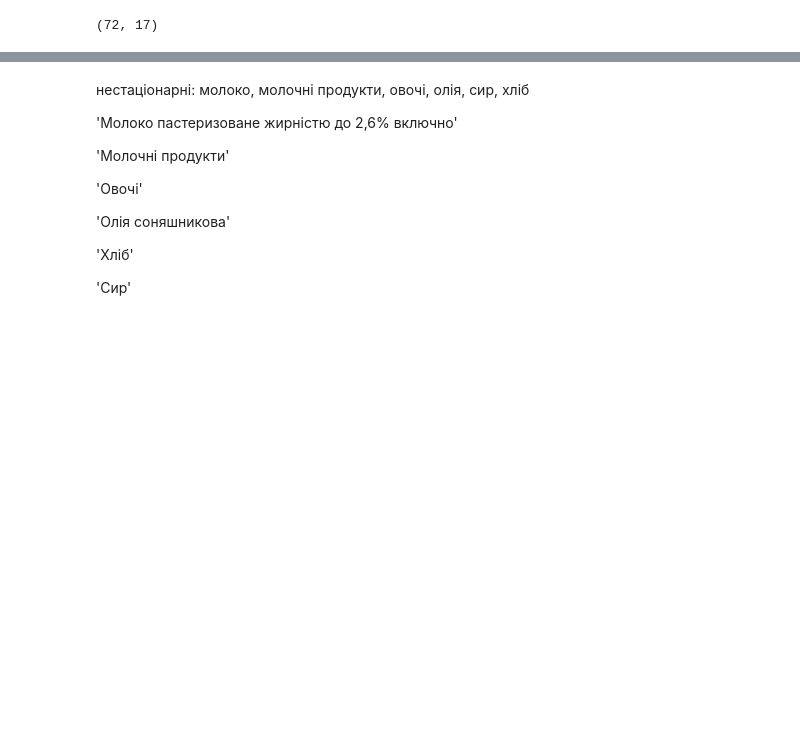
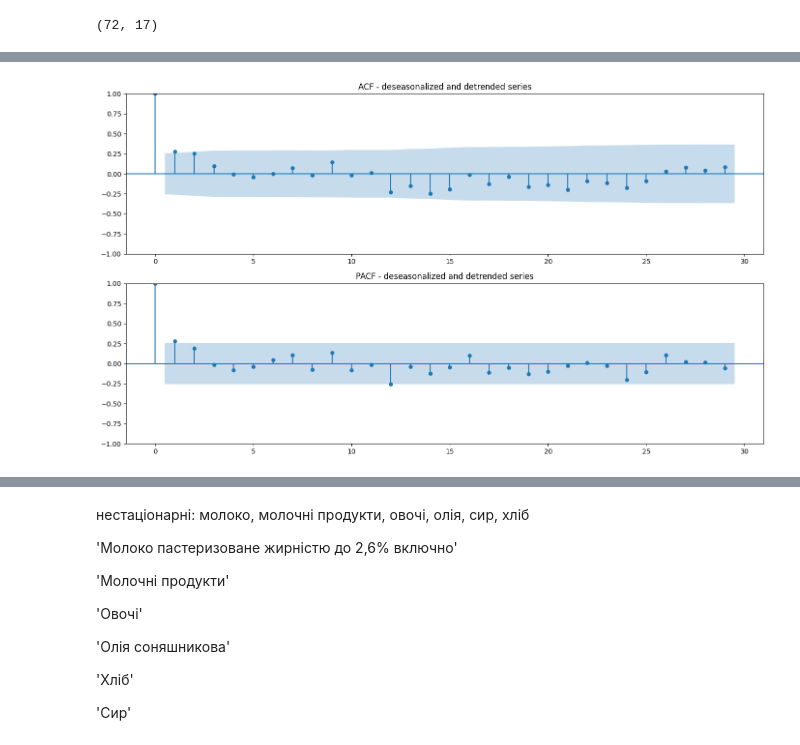
Before and after one commit to darynka-h/good_basket_research, a Jupyter notebook: model_26_clean_data.ipynb, the cells around one changed output, grey strips where cells are left out. Saved outputs shown, nothing was run; the diff lists cells and outputs as text; code cells hidden in the pictures; blank space fills up the shorter version.

```diff
--- a/model_26_clean_data.ipynb
+++ b/model_26_clean_data.ipynb
@@ -110,0 +153,17 @@ look-up table. The actual p-value is greater than the p-value returned.
+# %%
+df['deseasonalized'] = df["basket_price"].diff(12)
+
+df['detrended'] = df['deseasonalized'].diff().dropna()
+
+diff_series = df['detrended'].dropna()
+
+
+fig, axes = plt.subplots(2, 1, figsize=(14, 8))
+plot_acf(diff_series , ax=axes[0], lags=29)
+axes[0].set_title('ACF - deseasonalized and detrended series')
+plot_pacf(diff_series , ax=axes[1], lags=29, method='ywm')
+axes[1].set_title('PACF - deseasonalized and detrended series')
+plt.tight_layout()
+plt.show()
+# %% [output]
+[figure, added]
```
Also changed, not shown: parts of 29 cells of this notebook, 9 other files.
